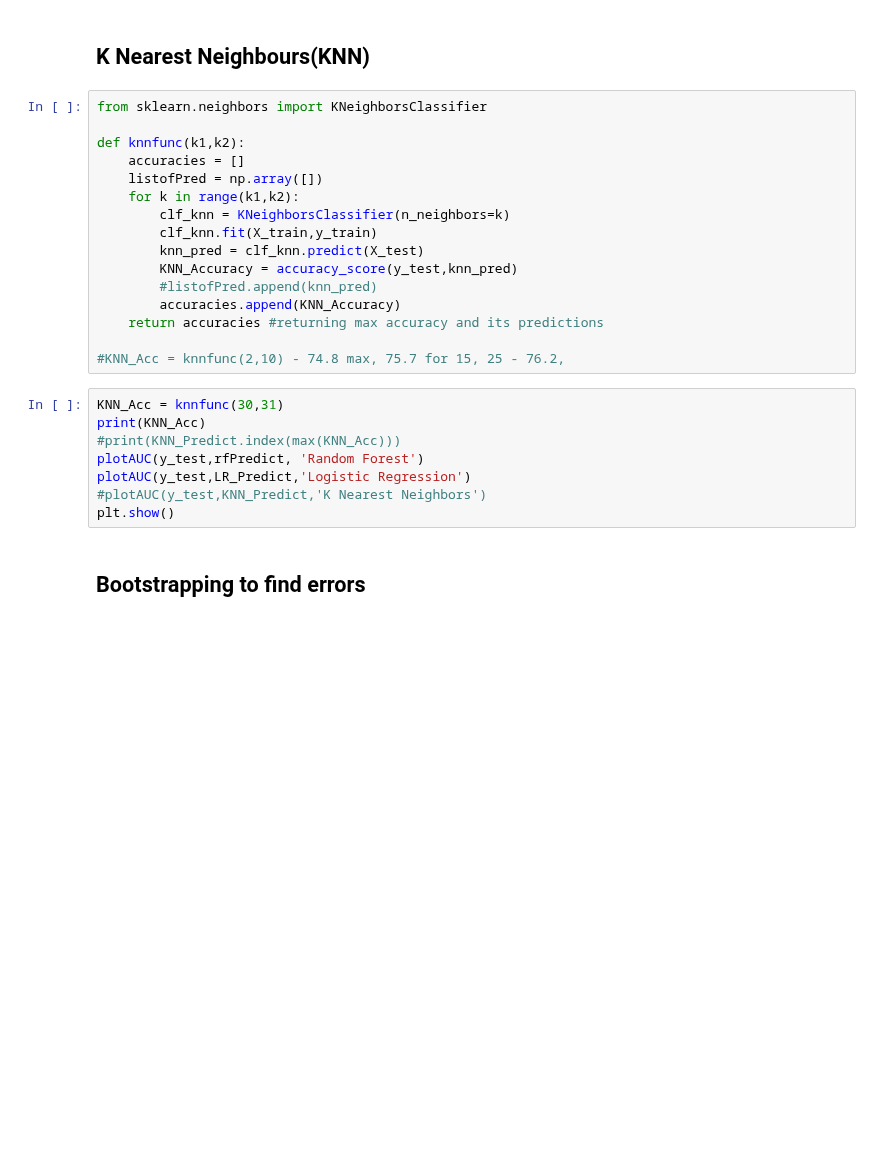
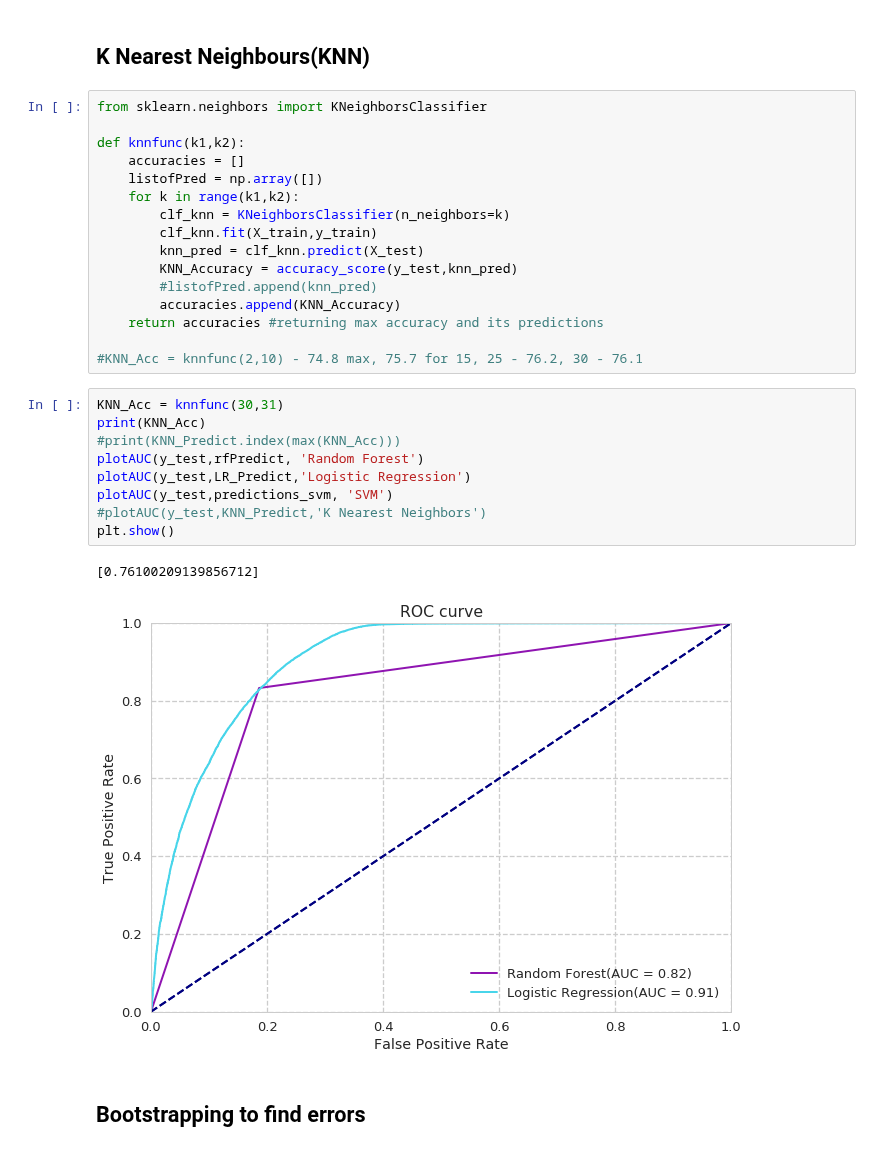
Before and after one commit to harishpuvvada/LoanDefault-Prediction, a Jupyter notebook: Loan_Default_Prediction.ipynb, the cells around one changed output. Cells and saved outputs as stored; diff of their text form; blank space fills up the shorter version.

```diff
--- a/Loan_Default_Prediction.ipynb
+++ b/Loan_Default_Prediction.ipynb
@@ -273,15 +273,19 @@ def knnfunc(k1,k2):
         accuracies.append(KNN_Accuracy)
     return accuracies #returning max accuracy and its predictions
 
-#KNN_Acc = knnfunc(2,10) - 74.8 max, 75.7 for 15, 25 - 76.2,
+#KNN_Acc = knnfunc(2,10) - 74.8 max, 75.7 for 15, 25 - 76.2, 30 - 76.1
 # %%
 KNN_Acc = knnfunc(30,31)
 print(KNN_Acc)
 #print(KNN_Predict.index(max(KNN_Acc)))
 plotAUC(y_test,rfPredict, 'Random Forest')
 plotAUC(y_test,LR_Predict,'Logistic Regression')
+plotAUC(y_test,predictions_svm, 'SVM')
 #plotAUC(y_test,KNN_Predict,'K Nearest Neighbors')
 plt.show()
+# %% [output]
+[0.76100209139856712]
+[figure, added]
 # %% [markdown]
 ## Bootstrapping to find errors
 # %%
```
Also changed, not shown: parts of 5 cells of this notebook.
